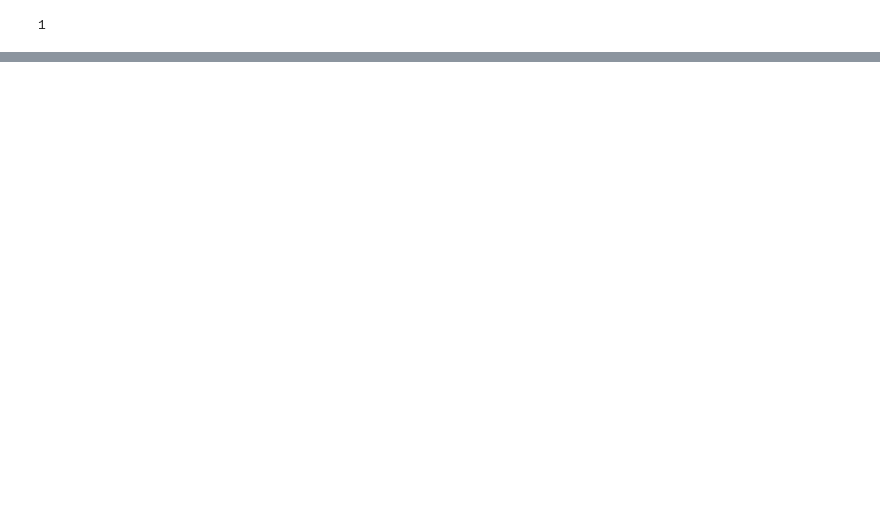
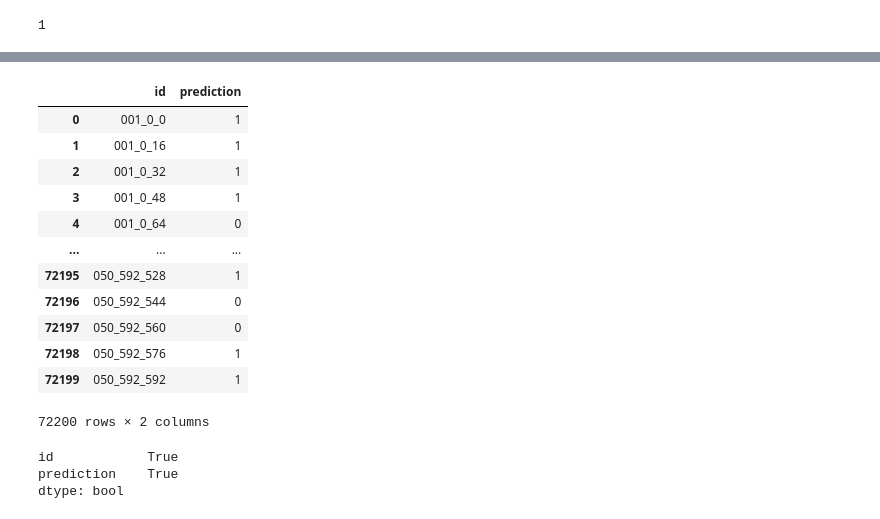
Before and after one commit to CS-433/ml-project-2-vikings_ml, a Jupyter notebook: Unet_prototype_nikolai.ipynb, the cells around one changed output, grey strips where cells are left out. Cells and saved outputs as stored; diff of their text form; code cells hidden in the pictures; blank space fills up the shorter version.

```diff
--- a/Unet_prototype_nikolai.ipynb
+++ b/Unet_prototype_nikolai.ipynb
@@ -296,0 +421,22 @@ len(strings)
+# %%
+df2
+# %% [output]
+|  | id | prediction |
+| 0 | 001_0_0 | 1 |
+| 1 | 001_0_16 | 1 |
+| 2 | 001_0_32 | 1 |
+| 3 | 001_0_48 | 1 |
+| 4 | 001_0_64 | 0 |
+| ... | ... | ... |
+| 72195 | 050_592_528 | 1 |
+| 72196 | 050_592_544 | 0 |
+| 72197 | 050_592_560 | 0 |
+| 72198 | 050_592_576 | 1 |
+| 72199 | 050_592_592 | 1 |
+72200 rows × 2 columns
+# %%
+(df1 == df2).all()
+# %% [output]
+id            True
+prediction    True
+dtype: bool
```
Also changed, not shown: parts of 16 cells of this notebook, 3 other files.
